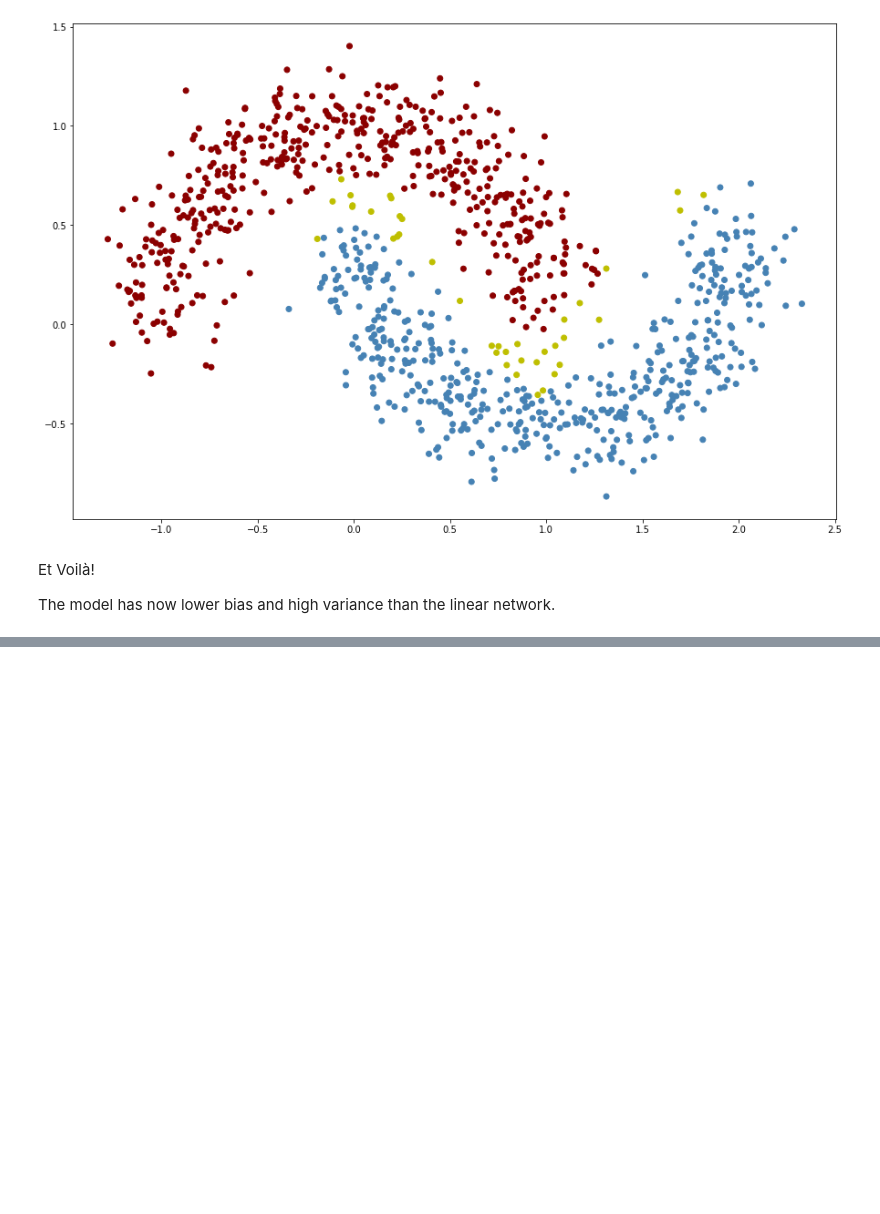
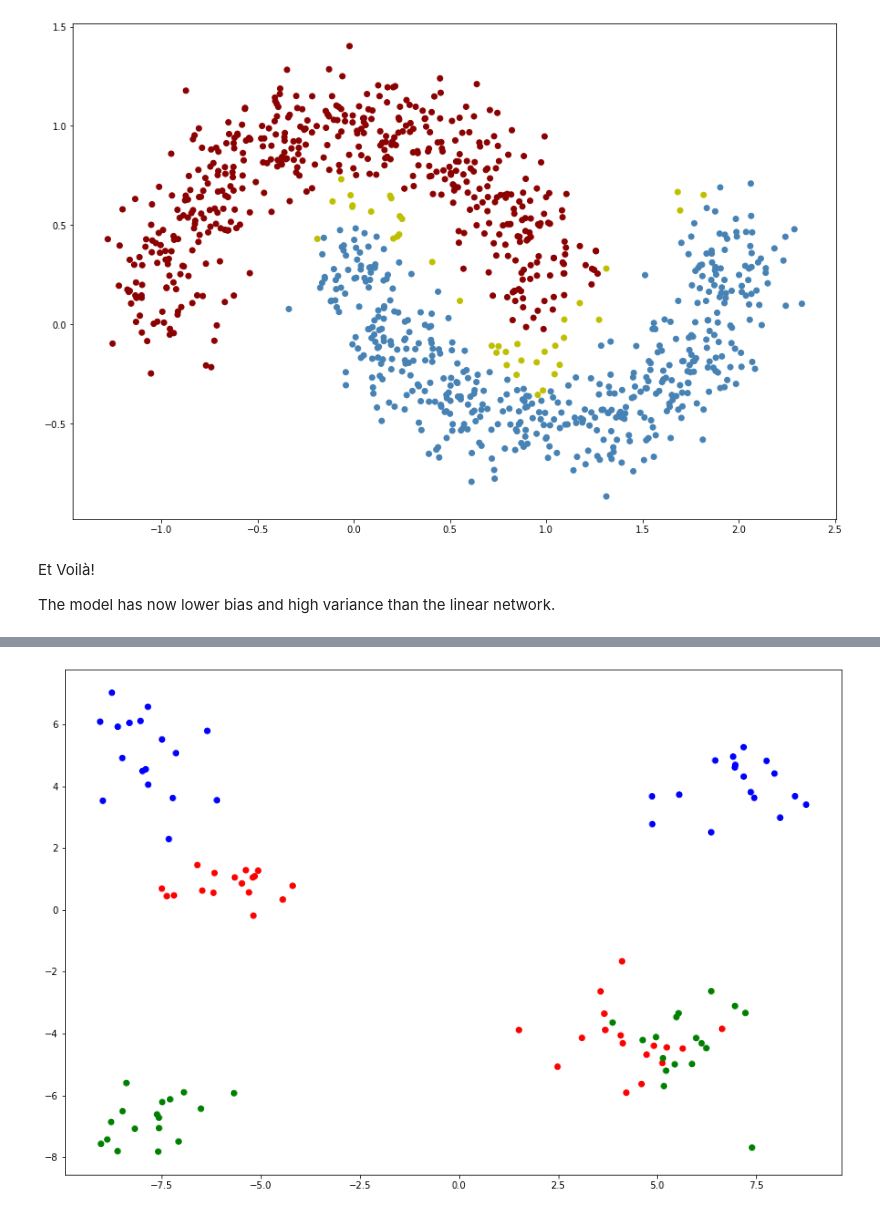
Before and after one commit to diegorusso/deep-learning-from-scratch, a Jupyter notebook: 03_non_linear_classification.ipynb, the cells around one changed output, grey strips where cells are left out. Saved outputs shown, nothing was run; the diff lists cells and outputs as text; code cells hidden in the pictures; blank space fills up the shorter version.

```diff
--- a/03_non_linear_classification.ipynb
+++ b/03_non_linear_classification.ipynb
@@ -152,0 +159,54 @@ The model has now lower bias and high variance than the linear network.
+# %%
+%matplotlib inline
+import random
+import numpy as np
+import matplotlib.pyplot as plt
+from mpl_toolkits.mplot3d import axes3d
+from matplotlib import cm
+
+n_features = 2   # The 2 dimensions of each training data point
+n_labels   = 3   # The number of categories, shown in various colors (up to 6)
+n_clusters = 2   # The number of clusters of each color
+spread     = 10  # The maximum distance between the clusters
+
+m          = 102 # The number of datapoints
+
+m = (m // n_labels // n_clusters) * n_labels * n_clusters
+
+rng = np.random.RandomState(seed=6)
+
+x = np.array((rng.standard_normal(m), rng.standard_normal(m)))
+x = np.transpose(x)
+y = np.empty((m))
+
+batch = m // n_labels // n_clusters
+
+for i in range(n_labels):
+    for j in range(n_clusters):
+        x[(n_clusters*i+j)*batch:(n_clusters*i+1+j)*batch,0] += rng.randint(-spread,+spread)
+        x[(n_clusters*i+j)*batch:(n_clusters*i+1+j)*batch,1] += rng.randint(-spread,+spread)
+    y[i*m//n_labels:(i+1)*m//n_labels] = i
+
+#y = (np.arange(n_labels) == y[:,None]).astype(np.float32)
+y = to_categorical(y)
+
+indices = np.arange(m)
+random.shuffle(indices)
+
+train_x = np.empty((m,n_features)).astype(np.float32)
+train_y = np.empty((m,n_labels))
+
+c = [None]*m
+
+for i in range(m):
+    train_x[i] = x[indices[i]]
+    train_y[i] = y[indices[i]]
+
+    ix = np.argmax(train_y[i,:])   # The color with the highest probability
+    c[i] = ('r', 'g', 'b', 'm', 'c', 'y')[ix]
+
+plt.rcParams["figure.figsize"] = (15, 10)
+plt.scatter(train_x[:,0], train_x[:,1], color=c)
+plt.show()
+# %% [output]
+[figure, added]
```
Also changed, not shown: parts of 5 cells of this notebook.
